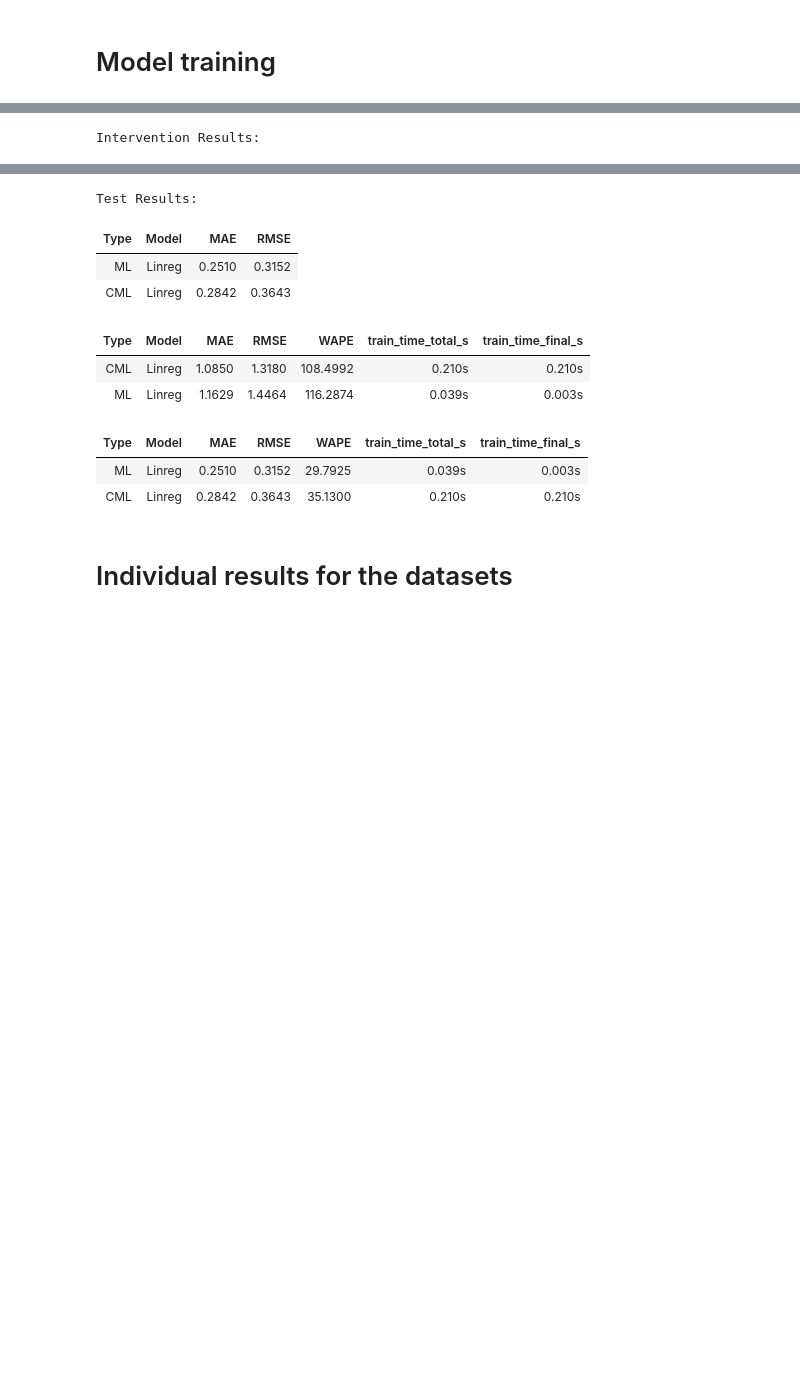
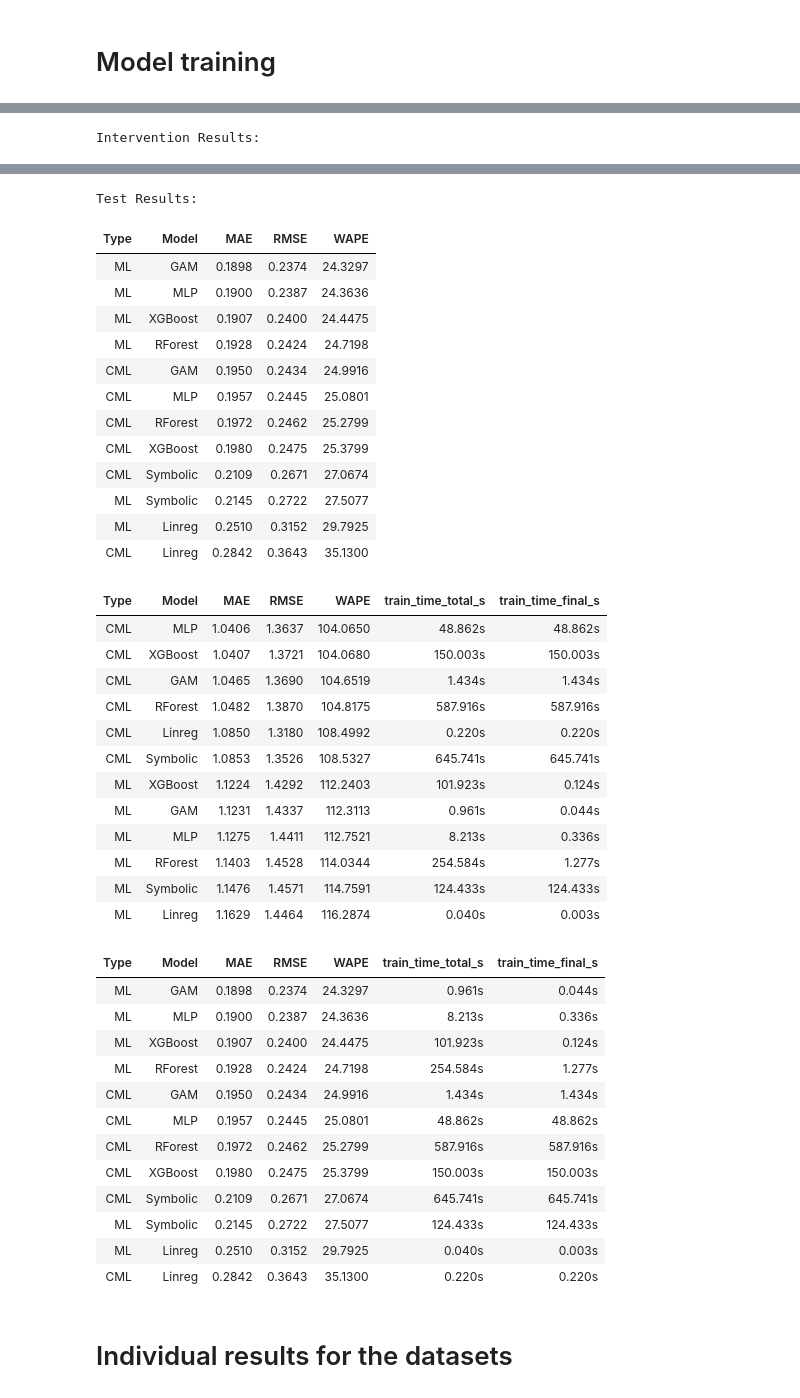
Before and after one commit to zapataunipaderborn/inherently_interpretable_causal_ml, a Jupyter notebook: src/003_benchmark.ipynb, the cells around one changed output, grey strips where cells are left out. Drawn from its saved outputs; the diff is of its cells as text; code cells hidden in the pictures; blank space fills up the shorter version.

```diff
--- a/src/003_benchmark.ipynb
+++ b/src/003_benchmark.ipynb
@@ -269,7 +283,7 @@ aggregated_results_df
 # %%
 df = aggregated_results_df.copy()
 
-columns_to_display = ['Type', 'Model', 'MAE', 'RMSE']
+columns_to_display = ['Type', 'Model', 'MAE', 'RMSE', 'WAPE']
 
 df['Model_Type'] = df['Model_Type'].replace({'Causal': 'CML', 'Traditional': 'ML'})
 df['Algorithm'] = df['Algorithm'].replace({'RandomForest': 'RForest', 'SymbolicRegression': 'Symbolic',
@@ -315,13 +339,43 @@ Intervention Results:
 Test Results:
-| Type | Model | MAE | RMSE |
-| ML | Linreg | 0.2510 | 0.3152 |
-| CML | Linreg | 0.2842 | 0.3643 |
+| Type | Model | MAE | RMSE | WAPE |
+| ML | GAM | 0.1898 | 0.2374 | 24.3297 |
+| ML | MLP | 0.1900 | 0.2387 | 24.3636 |
+| ML | XGBoost | 0.1907 | 0.2400 | 24.4475 |
+| ML | RForest | 0.1928 | 0.2424 | 24.7198 |
+| CML | GAM | 0.1950 | 0.2434 | 24.9916 |
+| CML | MLP | 0.1957 | 0.2445 | 25.0801 |
+| CML | RForest | 0.1972 | 0.2462 | 25.2799 |
+| CML | XGBoost | 0.1980 | 0.2475 | 25.3799 |
+| CML | Symbolic | 0.2109 | 0.2671 | 27.0674 |
+| ML | Symbolic | 0.2145 | 0.2722 | 27.5077 |
+| ML | Linreg | 0.2510 | 0.3152 | 29.7925 |
+| CML | Linreg | 0.2842 | 0.3643 | 35.1300 |
 | Type | Model | MAE | RMSE | WAPE | train_time_total_s | train_time_final_s |
-| CML | Linreg | 1.0850 | 1.3180 | 108.4992 | 0.210s | 0.210s |
-| ML | Linreg | 1.1629 | 1.4464 | 116.2874 | 0.039s | 0.003s |
+| CML | MLP | 1.0406 | 1.3637 | 104.0650 | 48.862s | 48.862s |
+| CML | XGBoost | 1.0407 | 1.3721 | 104.0680 | 150.003s | 150.003s |
+| CML | GAM | 1.0465 | 1.3690 | 104.6519 | 1.434s | 1.434s |
+| CML | RForest | 1.0482 | 1.3870 | 104.8175 | 587.916s | 587.916s |
+| CML | Linreg | 1.0850 | 1.3180 | 108.4992 | 0.220s | 0.220s |
+| CML | Symbolic | 1.0853 | 1.3526 | 108.5327 | 645.741s | 645.741s |
+| ML | XGBoost | 1.1224 | 1.4292 | 112.2403 | 101.923s | 0.124s |
+| ML | GAM | 1.1231 | 1.4337 | 112.3113 | 0.961s | 0.044s |
+| ML | MLP | 1.1275 | 1.4411 | 112.7521 | 8.213s | 0.336s |
+| ML | RForest | 1.1403 | 1.4528 | 114.0344 | 254.584s | 1.277s |
+| ML | Symbolic | 1.1476 | 1.4571 | 114.7591 | 124.433s | 124.433s |
+| ML | Linreg | 1.1629 | 1.4464 | 116.2874 | 0.040s | 0.003s |
 | Type | Model | MAE | RMSE | WAPE | train_time_total_s | train_time_final_s |
-| ML | Linreg | 0.2510 | 0.3152 | 29.7925 | 0.039s | 0.003s |
-| CML | Linreg | 0.2842 | 0.3643 | 35.1300 | 0.210s | 0.210s |
+| ML | GAM | 0.1898 | 0.2374 | 24.3297 | 0.961s | 0.044s |
+| ML | MLP | 0.1900 | 0.2387 | 24.3636 | 8.213s | 0.336s |
+| ML | XGBoost | 0.1907 | 0.2400 | 24.4475 | 101.923s | 0.124s |
+| ML | RForest | 0.1928 | 0.2424 | 24.7198 | 254.584s | 1.277s |
+| CML | GAM | 0.1950 | 0.2434 | 24.9916 | 1.434s | 1.434s |
+| CML | MLP | 0.1957 | 0.2445 | 25.0801 | 48.862s | 48.862s |
+| CML | RForest | 0.1972 | 0.2462 | 25.2799 | 587.916s | 587.916s |
+| CML | XGBoost | 0.1980 | 0.2475 | 25.3799 | 150.003s | 150.003s |
+| CML | Symbolic | 0.2109 | 0.2671 | 27.0674 | 645.741s | 645.741s |
+| ML | Symbolic | 0.2145 | 0.2722 | 27.5077 | 124.433s | 124.433s |
+| ML | Linreg | 0.2510 | 0.3152 | 29.7925 | 0.040s | 0.003s |
+| CML | Linreg | 0.2842 | 0.3643 | 35.1300 | 0.220s | 0.220s |
 # %% [markdown]
 # Individual results for the datasets
 # %%
```
Also changed, not shown: parts of 5 cells of this notebook, 18 other files.
